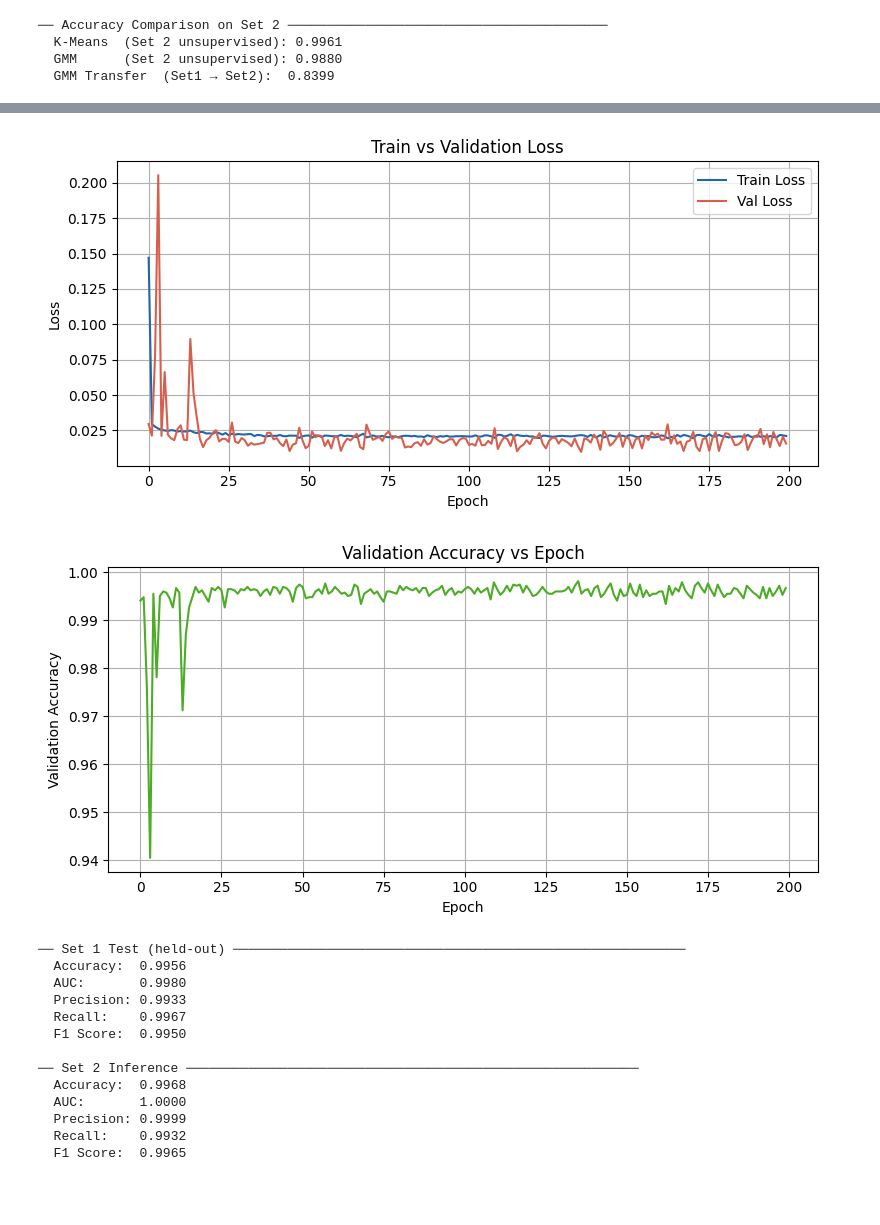
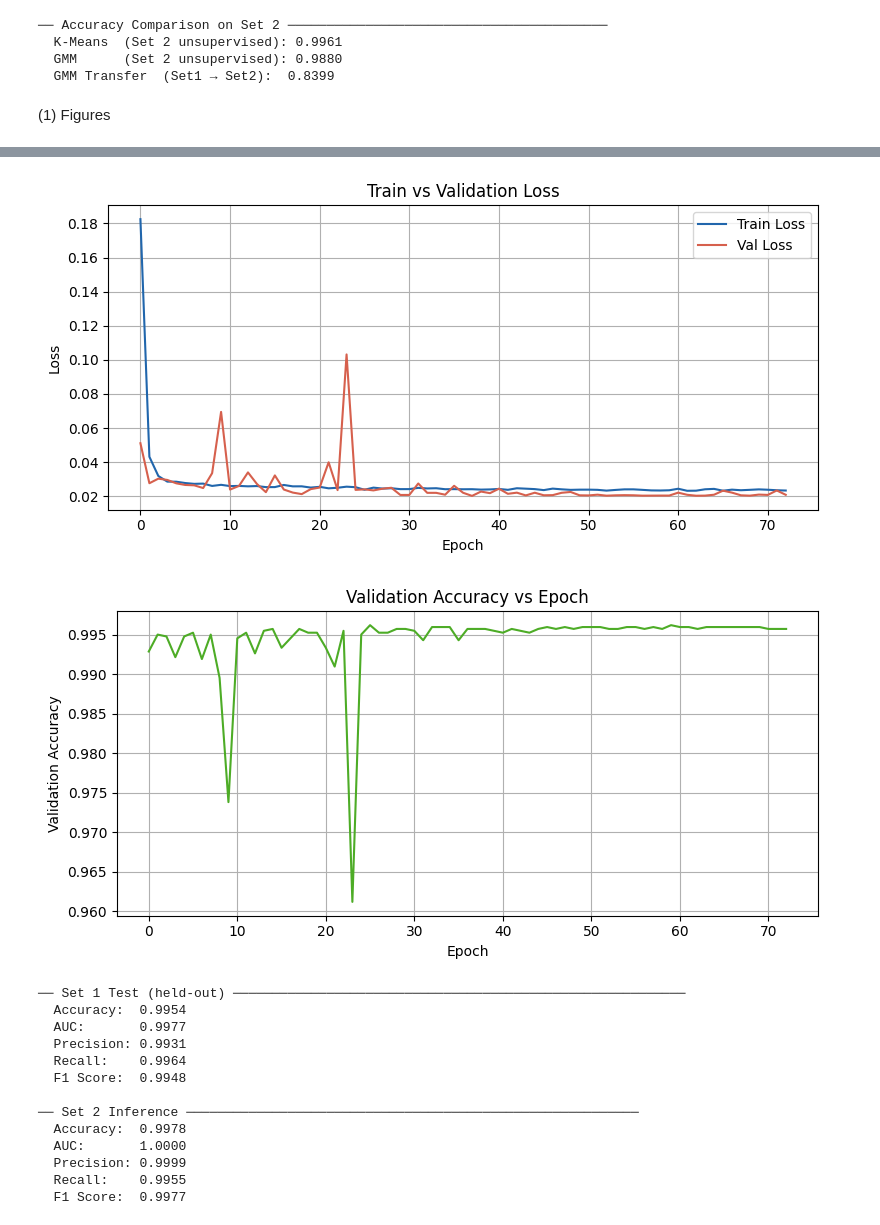
Before and after one commit to Jayanashah/Neutron-Gamma-discrimination-Project, a Jupyter notebook: 27.12.25-Code_Plastic_Scintillator_1.ipynb, the cells around one changed output, grey strips where cells are left out. Saved outputs shown, nothing was run; the diff lists cells and outputs as text; code cells hidden in the pictures; blank space fills up the shorter version.

```diff
--- a/27.12.25-Code_Plastic_Scintillator_1.ipynb
+++ b/27.12.25-Code_Plastic_Scintillator_1.ipynb
@@ -130,8 +130,8 @@ from sklearn.metrics import accuracy_score, confusion_matrix, roc_auc_score
 def calculate_fom(gamma_data, neutron_data, bins=200):
     g_counts, g_edges = np.histogram(gamma_data, bins=bins)
     n_counts, n_edges = np.histogram(neutron_data, bins=bins)
-    g_mids = (g_edges[:-1] + g_edges[1:]) / 2
-    n_mids = (n_edges[:-1] + n_edges[1:]) / 2
+    g_mids = (g_edges[:-1] + g_edges ) / 2
+    n_mids = (n_edges[:-1] + n_edges ) / 2
 
     def get_fwhm(counts, mids):
         peak_idx  = np.argmax(counts)
@@ -2838,11 +2810,11 @@ Set 2 Inference — Acc: 0.6158 | AUC: 1.0000
 K-means
 # %%
 print("Set 2 Gamma...")
-s2g_ccm  = compute_ccm_ratio(df_clean_gamma_AmBe)
-s2g_ccmw = compute_ccm_weighted(df_clean_gamma_AmBe)
+s2g_ccm  = compute_ccm_ratio(df_clean_gamma)
+s2g_ccmw = compute_ccm_weighted(df_clean_gamma)
 print("Set 2 Neutron...")
-s2n_ccm  = compute_ccm_ratio(df_clean_neutron_AmBe)
-s2n_ccmw = compute_ccm_weighted(df_clean_neutron_AmBe)
+s2n_ccm  = compute_ccm_ratio(df_clean_neutron)
+s2n_ccmw = compute_ccm_weighted(df_clean_neutron)
 
 # ── K-Means ───────────────────────────────────────────────────────────────────
 
@@ -2976,6 +2948,8 @@ GMM Transfer (Set1→Set2) — Acc: 0.8399 | AUC: 0.9613
   K-Means  (Set 2 unsupervised): 0.9961
   GMM      (Set 2 unsupervised): 0.9880
   GMM Transfer  (Set1 → Set2):  0.8399
+# %% [markdown]
+(1) Figures
 # %%
 import numpy as np
 import matplotlib.pyplot as plt
@@ -2988,11 +2962,14 @@ from sklearn.metrics import (accuracy_score, roc_auc_score, roc_curve,
                               precision_score, recall_score, f1_score)
 
 # ── Parameters ────────────────────────────────────────────────────────────────
-
+PATIENCE = 35
+best_val_loss = float('inf')
+epochs_no_improve = 0
+best_model_state = None
 TARGET_PEAK  = 35
 PULSE_LENGTH = 150
 WINDOW       = 5
-EPOCHS       = 200
+EPOCHS       = 100
 BATCH_SIZE   = 256
 LR           = 3e-4
 device       = torch.device('cuda' if torch.cuda.is_available() else 'cpu')
@@ -3057,11 +3034,10 @@ class PulseClassifier(nn.Module):
     def __init__(self, input_dim):
         super().__init__()
         self.net = nn.Sequential(
-            nn.Linear(input_dim, 512), nn.ReLU(), nn.BatchNorm1d(512), nn.Dropout(0.4),
-            nn.Linear(512, 256),       nn.ReLU(), nn.BatchNorm1d(256), nn.Dropout(0.4),
-            nn.Linear(256, 128),       nn.ReLU(), nn.BatchNorm1d(128), nn.Dropout(0.3),
-            nn.Linear(128, 64),        nn.ReLU(), nn.Dropout(0.2),
-            nn.Linear(64, 1),          nn.Sigmoid()
+
+            nn.Linear(input_dim, 128),             nn.ReLU(), nn.BatchNorm1d(128), nn.Dropout(0.4),
+            nn.Linear(128,64),               nn.ReLU(), nn.BatchNorm1d(64), nn.Dropout(0.3),
+            nn.Linear(64, 1),                nn.Sigmoid()
         )
     def forward(self, x):
         return self.net(x).squeeze()
@@ -3074,17 +3050,16 @@ criterion = nn.BCELoss()
 # ── Training ──────────────────────────────────────────────────────────────────
 
 train_losses, val_losses, val_accs = [], [], []
+# Fresh random 90/10 split every epoch
+np.random.shuffle(indices)
+train_idx = indices[n_val:]
+val_idx   = indices[:n_val]
 
+train_dl = DataLoader(trainval_ds, batch_size=BATCH_SIZE,
+                        sampler=SubsetRandomSampler(train_idx))
+val_dl   = DataLoader(trainval_ds, batch_size=BATCH_SIZE,
+                        sampler=SubsetRandomSampler(val_idx))
 for epoch in range(EPOCHS):
-    # Fresh random 90/10 split every epoch
-    np.random.shuffle(indices)
-    train_idx = indices[n_val:]
-    val_idx   = indices[:n_val]
-
-    train_dl = DataLoader(trainval_ds, batch_size=BATCH_SIZE,
-                          sampler=SubsetRandomSampler(train_idx))
-    val_dl   = DataLoader(trainval_ds, batch_size=BATCH_SIZE,
-                          sampler=SubsetRandomSampler(val_idx))
 
     # Train
     model.train()
@@ -3121,7 +3096,18 @@ for epoch in range(EPOCHS):
           f"Train Loss: {epoch_train_loss:.4f} | "
           f"Val Loss: {epoch_val_loss:.4f} | "
           f"Val Acc: {val_acc:.4f}")
-
+    if epoch_val_loss < best_val_loss:
+            best_val_loss = epoch_val_loss
+            epochs_no_improve = 0
+            # Store the best weights
+            best_model_state = model.state_dict().copy()
+    else:
+        epochs_no_improve += 1
+        if epochs_no_improve >= PATIENCE:
+            print(f"Early stopping triggered at epoch {epoch+1}")
+            # Load the best weights before exiting
+            model.load_state_dict(best_model_state)
+            break
 # ── Plot 1: Train vs Val Loss ─────────────────────────────────────────────────
 
 plt.figure(figsize=(8, 4))
@@ -3268,17 +3254,17 @@ Epoch 200/200 | Train Loss: 0.0211 | Val Loss: 0.0157 | Val Acc: 0.9967
-[figure, old version]
+[figure, new version]
-[figure, old version]
+[figure, new version]
 ── Set 1 Test (held-out) ──────────────────────────────────────────────────────────
-  Accuracy:  0.9956
-  AUC:       0.9980
-  Precision: 0.9933
-  Recall:    0.9967
-  F1 Score:  0.9950
+  Accuracy:  0.9954
+  AUC:       0.9977
+  Precision: 0.9931
+  Recall:    0.9964
+  F1 Score:  0.9948
 
 ── Set 2 Inference ──────────────────────────────────────────────────────────
-  Accuracy:  0.9968
+  Accuracy:  0.9978
   AUC:       1.0000
   Precision: 0.9999
-  Recall:    0.9932
-  F1 Score:  0.9965
+  Recall:    0.9955
+  F1 Score:  0.9977
 [figure]
 [figure]
```
Also changed, not shown: parts of 19 cells of this notebook, 1 other file.
